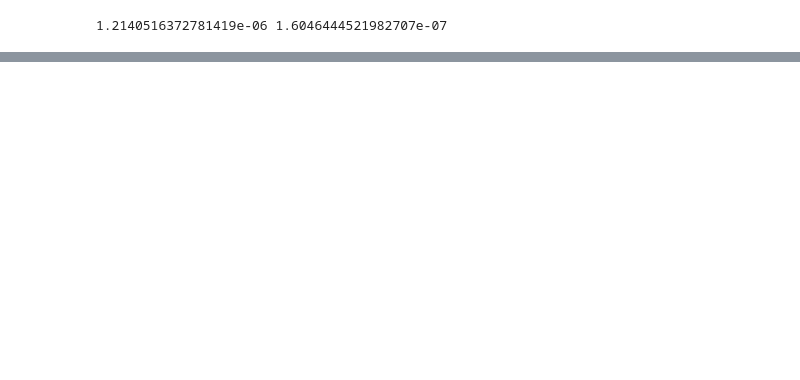
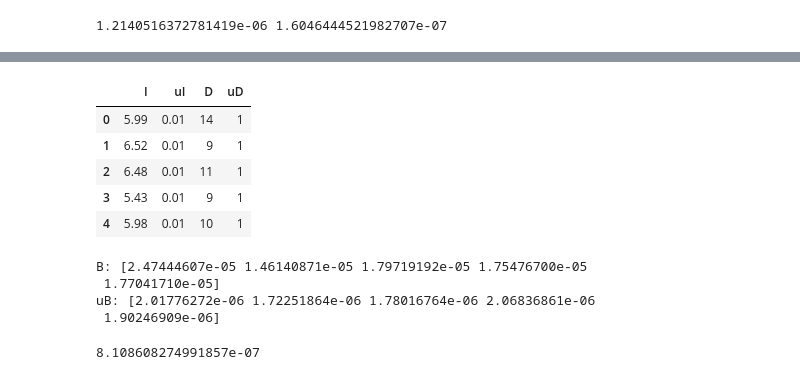
Before and after one commit to pmarg4/LabElectro, a Jupyter notebook: Pràctica 02/Untitled.ipynb, the cells around one changed output, grey strips where cells are left out. Cells and saved outputs as stored; diff of their text form; code cells hidden in the pictures; blank space fills up the shorter version.

```diff
--- a/Pràctica 02/Untitled.ipynb
+++ b/Pràctica 02/Untitled.ipynb
@@ -238,0 +245,32 @@ pr
+# %%
+p4=pd.read_csv("p4.csv",sep=';',decimal=',',na_filter=True,skip_blank_lines=True)
+# p3=p3.dropna()
+# p3=p3.drop([3])
+p4
+# %% [output]
+|  | I | uI | D | uD |
+| 0 | 5.99 | 0.01 | 14 | 1 |
+| 1 | 6.52 | 0.01 | 9 | 1 |
+| 2 | 6.48 | 0.01 | 11 | 1 |
+| 3 | 5.43 | 0.01 | 9 | 1 |
+| 4 | 5.98 | 0.01 | 10 | 1 |
+# %%
+B=np.empty(len(p4["I"]))
+uB=np.empty(len(p4["I"]))
+F=np.empty(len(p4["I"]))
+for i in range(len(p4["I"])):
+#     print(i)
+    B[i]=kk*p4.at[i,"D"]/(p4.at[i,"I"]*L)
+    uB[i]=np.sqrt(ukk**2*(p4.at[i,"D"]/(p4.at[i,"I"]*L))**2+p4.at[i,"uD"]**2*(kk/(p4.at[i,"I"]*L))**2+p4.at[i,"uI"]**2*(kk*p4.at[i,"D"]/(p4.at[i,"I"]**2*L))**2+uL**2*(kk*p4.at[i,"D"]/(p4.at[i,"I"]*L**2))**2)
+    F[i]=kk*p4.at[i,"D"]
+print('B:',B)
+print('uB:',uB)
+# %% [output]
+B: [2.47444607e-05 1.46140871e-05 1.79719192e-05 1.75476700e-05
+ 1.77041710e-05]
+uB: [2.01776272e-06 1.72251864e-06 1.78016764e-06 2.06836861e-06
+ 1.90246909e-06]
+# %%
+k
+# %% [output]
+8.108608274991857e-07
```
Also changed, not shown: parts of 3 cells of this notebook, 7 other files.
